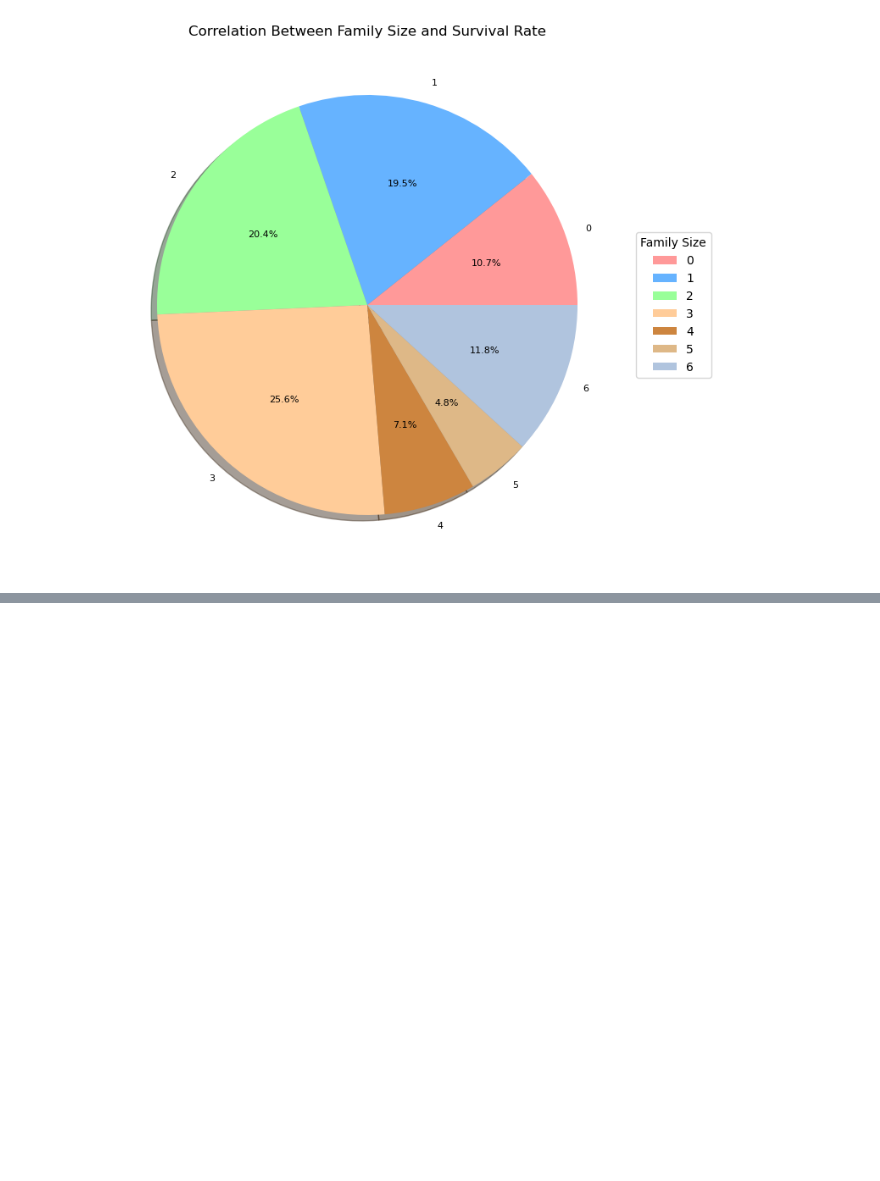
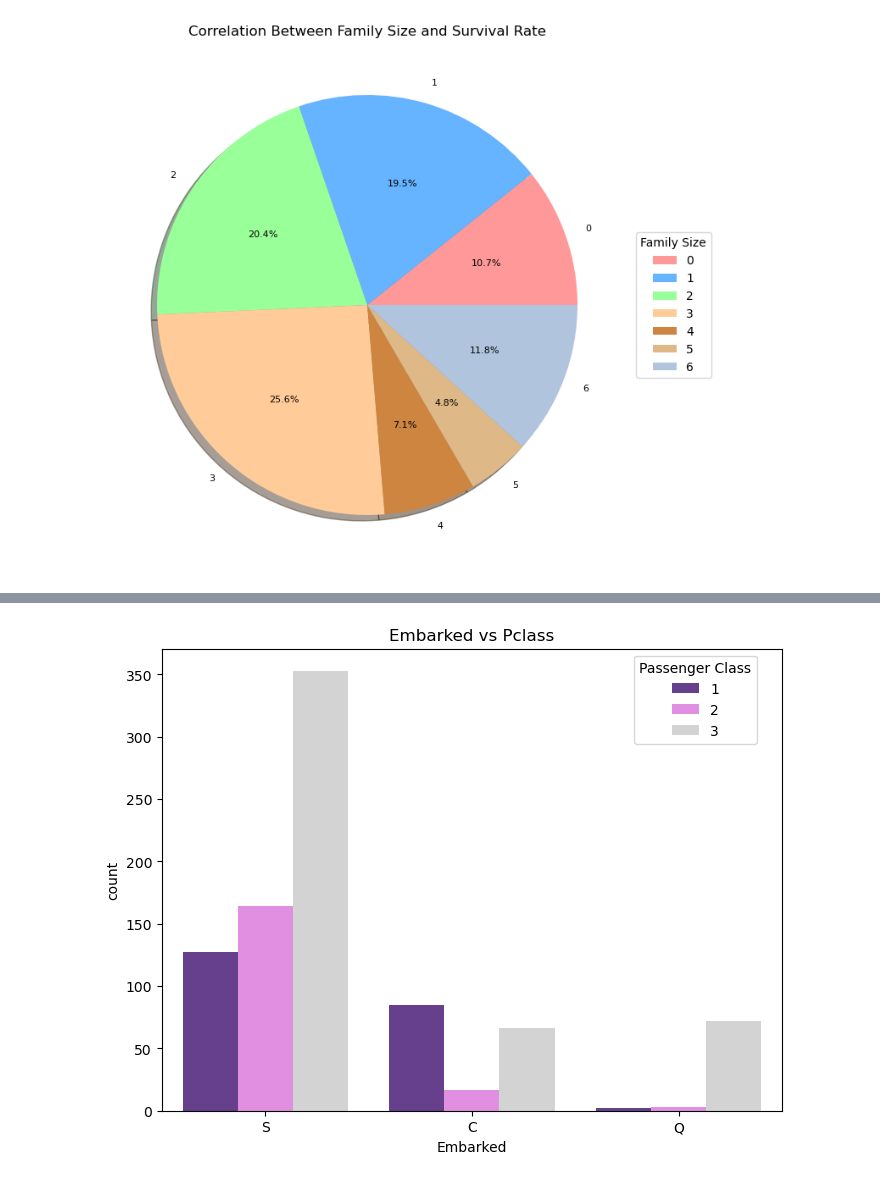
Before and after one commit to shiffa-04/Titanic-Data-set, a Jupyter notebook: Data-set.ipynb, the cells around one changed output, grey strips where cells are left out. Drawn from its saved outputs; the diff is of its cells as text; code cells hidden in the pictures; blank space fills up the shorter version.

```diff
--- a/Data-set.ipynb
+++ b/Data-set.ipynb
@@ -561,0 +559,13 @@ plt.show()
+# %%
+import seaborn as sns
+import matplotlib.pyplot as plt
+shades=['rebeccapurple','violet','lightgrey']
+df['Pclass'] = df['Pclass'].astype(str)
+hue_order=['1','2','3']
+plt.figure(figsize=(8, 6))
+plt.title('Embarked vs Pclass')
+sns.countplot(x='Embarked',hue='Pclass',data=df,palette = shades, hue_order = hue_order)
+plt.legend(title='Passenger Class',bbox_to_anchor=(0.75, 1), loc='upper left')
+plt.show()
+# %% [output]
+[figure, added]
```
Also changed, not shown: parts of 6 cells of this notebook.
